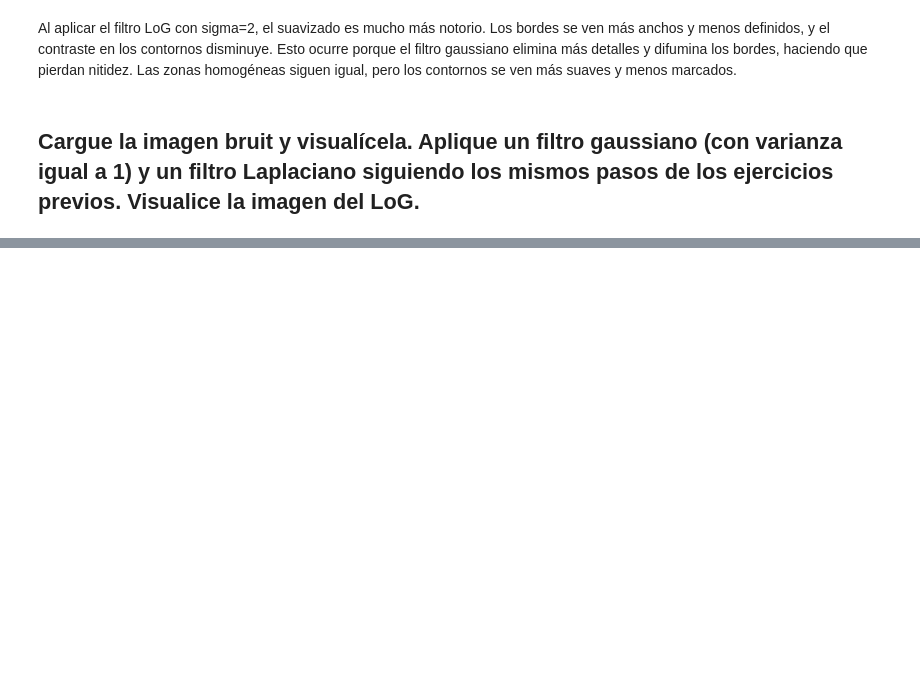
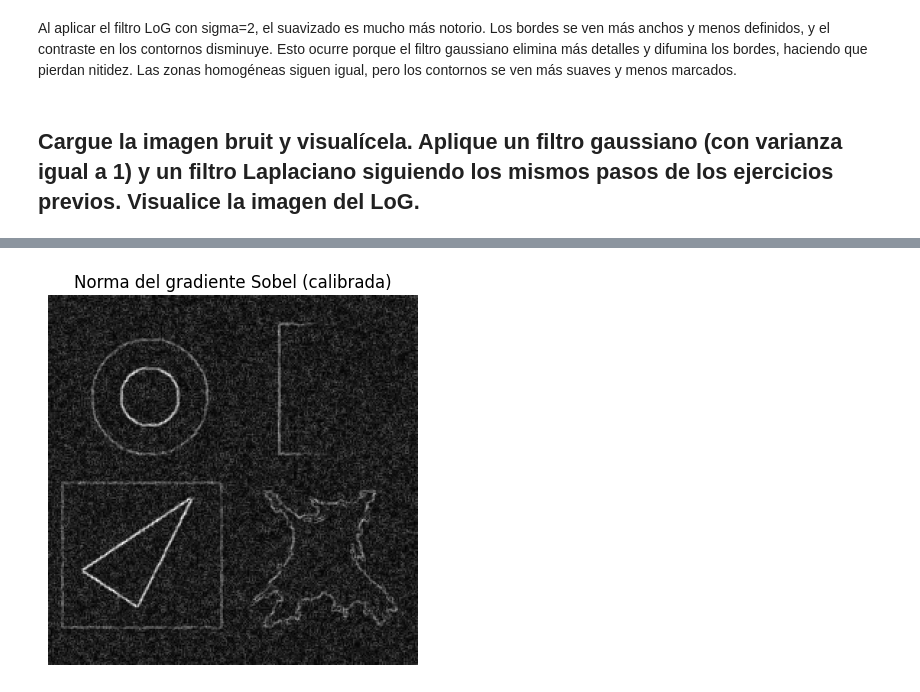
Before and after one commit to santichica/tallleres-cv, a Jupyter notebook: taller4/laplaciano.ipynb, the cells around one changed output, grey strips where cells are left out. Cells and saved outputs as stored; diff of their text form; code cells hidden in the pictures; blank space fills up the shorter version.

```diff
--- a/taller4/laplaciano.ipynb
+++ b/taller4/laplaciano.ipynb
@@ -139,0 +160,19 @@ Esto ocurre porque el filtro gaussiano elimina más detalles y difumina los bord
+# %%
+from skimage.filters import sobel_h, sobel_v
+# Calcular gradiente en X y Y con Sobel
+sobel_x = sobel_h(imagen_bruit_int16)
+sobel_y = sobel_v(imagen_bruit_int16)
+
+# Calcular la norma del gradiente
+norma_sobel = np.abs(sobel_x) + np.abs(sobel_y)
+
+# Calibrar el histograma para mejor visualización
+norma_sobel_calibrada = exposure.rescale_intensity(norma_sobel, in_range=(norma_sobel.min(), norma_sobel.max()), out_range=(0, 255)).astype(np.uint8)
+
+# Visualizar el resultado
+plt.imshow(norma_sobel_calibrada, cmap='gray')
+plt.title('Norma del gradiente Sobel (calibrada)')
+plt.axis('off')
+plt.show()
+# %% [output]
+[figure, added]
```
Also changed, not shown: parts of 17 cells of this notebook, 2 other files.
